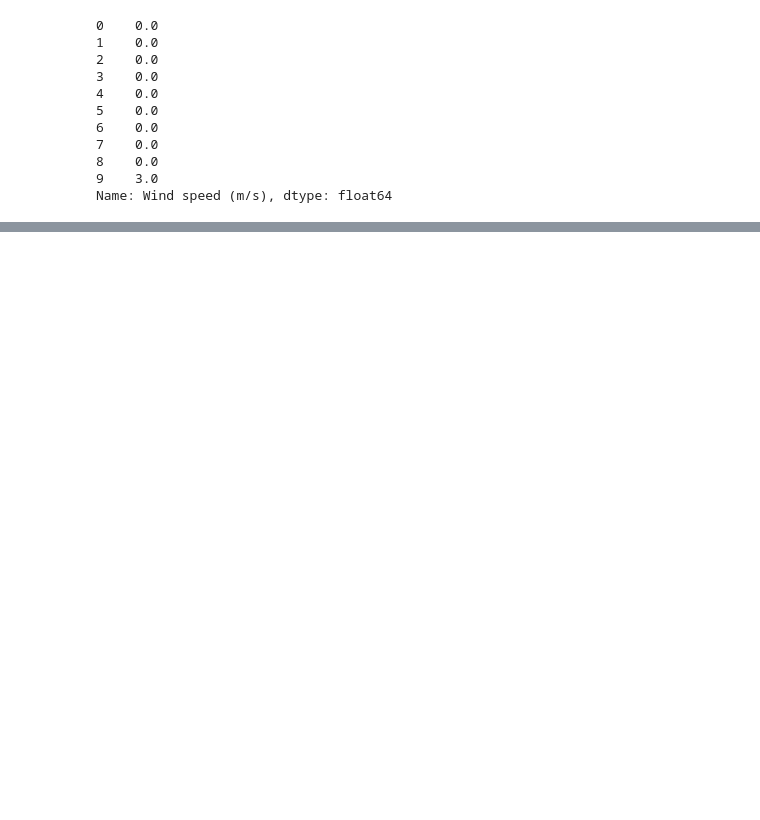
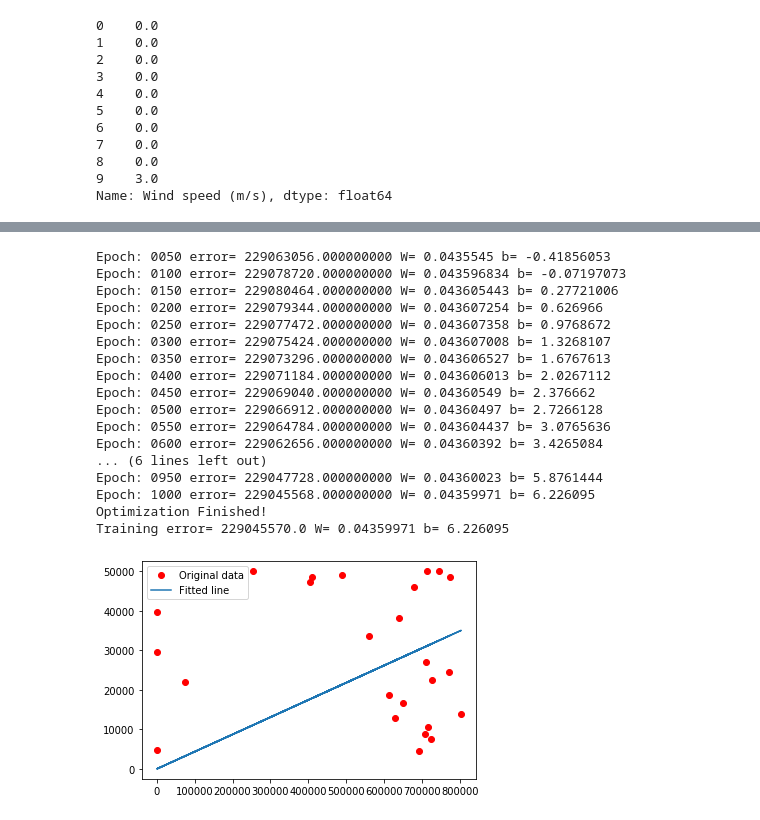
Before and after one commit to Nido89/RegressionInTenserflow3.0, a Jupyter notebook: Copy_of_Copy_of_AIMLwithTenserflow.ipynb, the cells around one changed output, grey strips where cells are left out. Drawn from its saved outputs; the diff is of its cells as text; code cells hidden in the pictures; blank space fills up the shorter version.

```diff
--- a/Copy_of_Copy_of_AIMLwithTenserflow.ipynb
+++ b/Copy_of_Copy_of_AIMLwithTenserflow.ipynb
@@ -128,0 +151,57 @@ plt.scatter(x_batch, y_batch)
+# %%
+# Construct a linear model (y=WX+b)
+pred = tf.add(tf.multiply(X, W), b)
+# %%
+# Mean squared error This is the error in the calculation to try to minimize
+error = tf.reduce_sum(tf.pow(pred-Y, 2))/(2*n_samples)
+# %%
+#  Note, minimize() knows to modify W and b because Variable objects are trainable=True by default
+optimizer = tf.train.AdamOptimizer().minimize(error)
+# %%
+# Initialize the variables (i.e. assign their default value)
+init = tf.global_variables_initializer()
+# %%
+# Start training
+with tf.Session() as sess:
+
+    # Run the initializer
+    sess.run(init)
+
+    # Fit all training data
+    for epoch in range(training_epochs):
+        for (x, y) in zip(train_X, train_Y):
+            sess.run(optimizer, feed_dict={X: x, Y: y})
+     # Display logs per epoch step
+        if (epoch+1) % display_step == 0:
+            c = sess.run(error, feed_dict={X: train_X, Y:train_Y})
+            print("Epoch:", '%04d' % (epoch+1), "error=", "{:.9f}".format(c), \
+                "W=", sess.run(W), "b=", sess.run(b))
+
+    print("Optimization Finished!")
+    training_error = sess.run(error, feed_dict={X: train_X, Y: train_Y})
+    print("Training error=", training_error, "W=", sess.run(W), "b=", sess.run(b), '\n')
+
+    # Graphic display
+    plt.plot(train_X, train_Y, 'ro', label='Original data')
+    plt.plot(train_X, sess.run(W) * train_X + sess.run(b), label='Fitted line')
+    plt.legend()
+    plt.show()
+# %% [output]
+Epoch: 0050 error= 229063056.000000000 W= 0.0435545 b= -0.41856053
+Epoch: 0100 error= 229078720.000000000 W= 0.043596834 b= -0.07197073
+Epoch: 0150 error= 229080464.000000000 W= 0.043605443 b= 0.27721006
+Epoch: 0200 error= 229079344.000000000 W= 0.043607254 b= 0.626966
+Epoch: 0250 error= 229077472.000000000 W= 0.043607358 b= 0.9768672
+Epoch: 0300 error= 229075424.000000000 W= 0.043607008 b= 1.3268107
+Epoch: 0350 error= 229073296.000000000 W= 0.043606527 b= 1.6767613
+Epoch: 0400 error= 229071184.000000000 W= 0.043606013 b= 2.0267112
+Epoch: 0450 error= 229069040.000000000 W= 0.04360549 b= 2.376662
+Epoch: 0500 error= 229066912.000000000 W= 0.04360497 b= 2.7266128
+Epoch: 0550 error= 229064784.000000000 W= 0.043604437 b= 3.0765636
+Epoch: 0600 error= 229062656.000000000 W= 0.04360392 b= 3.4265084
+... (6 lines left out)
+Epoch: 0950 error= 229047728.000000000 W= 0.04360023 b= 5.8761444
+Epoch: 1000 error= 229045568.000000000 W= 0.04359971 b= 6.226095
+Optimization Finished!
+Training error= 229045570.0 W= 0.04359971 b= 6.226095
+[figure, added]
```
Also changed, not shown: parts of 18 cells of this notebook.
